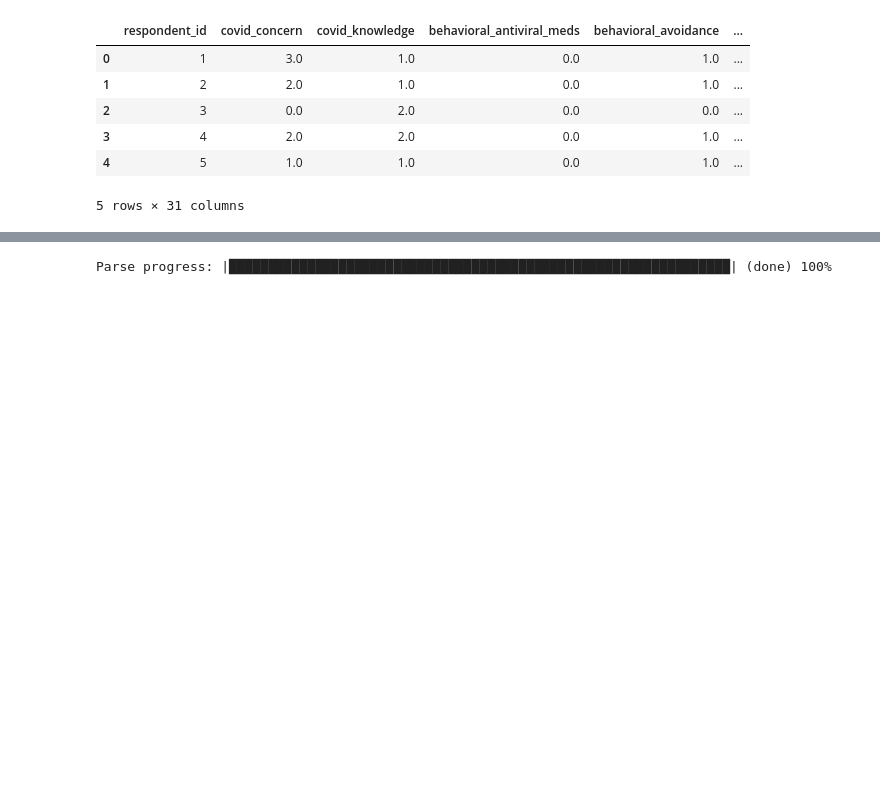
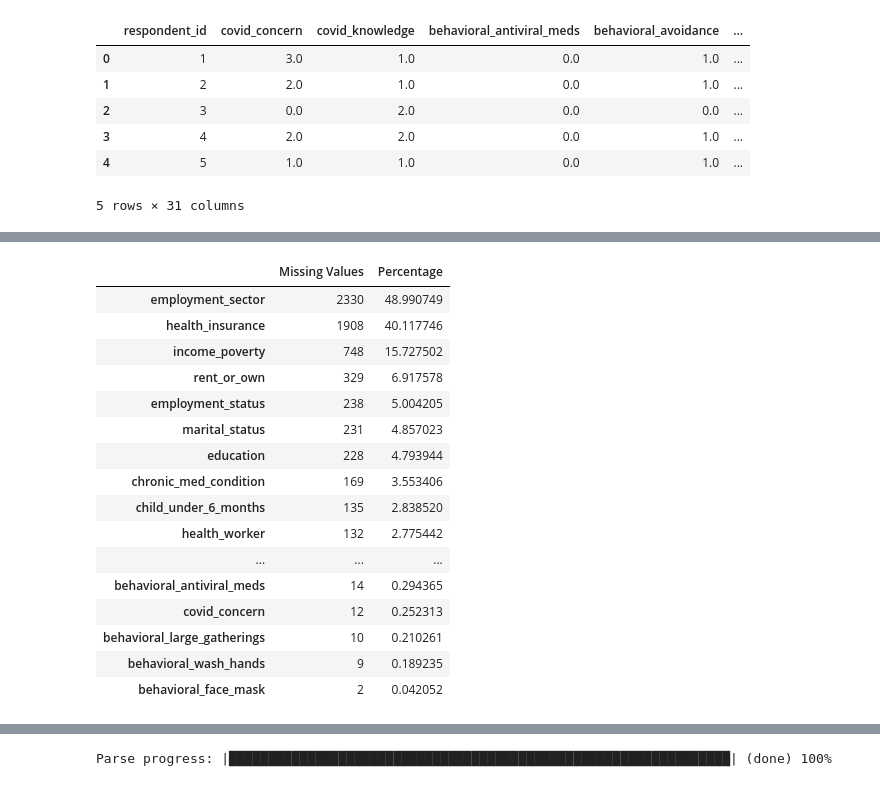
Before and after one commit to GroupQ-Assignment-DataScience/GroupQ_Assignment_RMD, a Jupyter notebook: Edward.ipynb, the cells around one changed output, grey strips where cells are left out. Drawn from its saved outputs; the diff is of its cells as text; code cells hidden in the pictures; blank space fills up the shorter version.

```diff
--- a/Edward.ipynb
+++ b/Edward.ipynb
@@ -23,3 +75,33 @@ df.head()
+# %%
+# STEP 5: Calculate Missing Value Percentage
+
+missing_percent = (df.isnull().sum() / len(df)) * 100
+
+missing_report = pd.DataFrame({
+    'Missing Values': df.isnull().sum(),
+    'Percentage': missing_percent
+})
+
+missing_report[missing_report['Missing Values'] > 0]\
+.sort_values(by='Percentage', ascending=False)
+# %% [output]
+|  | Missing Values | Percentage |
+| employment_sector | 2330 | 48.990749 |
+| health_insurance | 1908 | 40.117746 |
+| income_poverty | 748 | 15.727502 |
+| rent_or_own | 329 | 6.917578 |
+| employment_status | 238 | 5.004205 |
+| marital_status | 231 | 4.857023 |
+| education | 228 | 4.793944 |
+| chronic_med_condition | 169 | 3.553406 |
+| child_under_6_months | 135 | 2.838520 |
+| health_worker | 132 | 2.775442 |
+| ... | ... | ... |
+| behavioral_antiviral_meds | 14 | 0.294365 |
+| covid_concern | 12 | 0.252313 |
+| behavioral_large_gatherings | 10 | 0.210261 |
+| behavioral_wash_hands | 9 | 0.189235 |
+| behavioral_face_mask | 2 | 0.042052 |
 # %%
 # Install H20AutoML (only need to do this once)
 !pip install h2o
```
Also changed, not shown: parts of 16 cells of this notebook.
